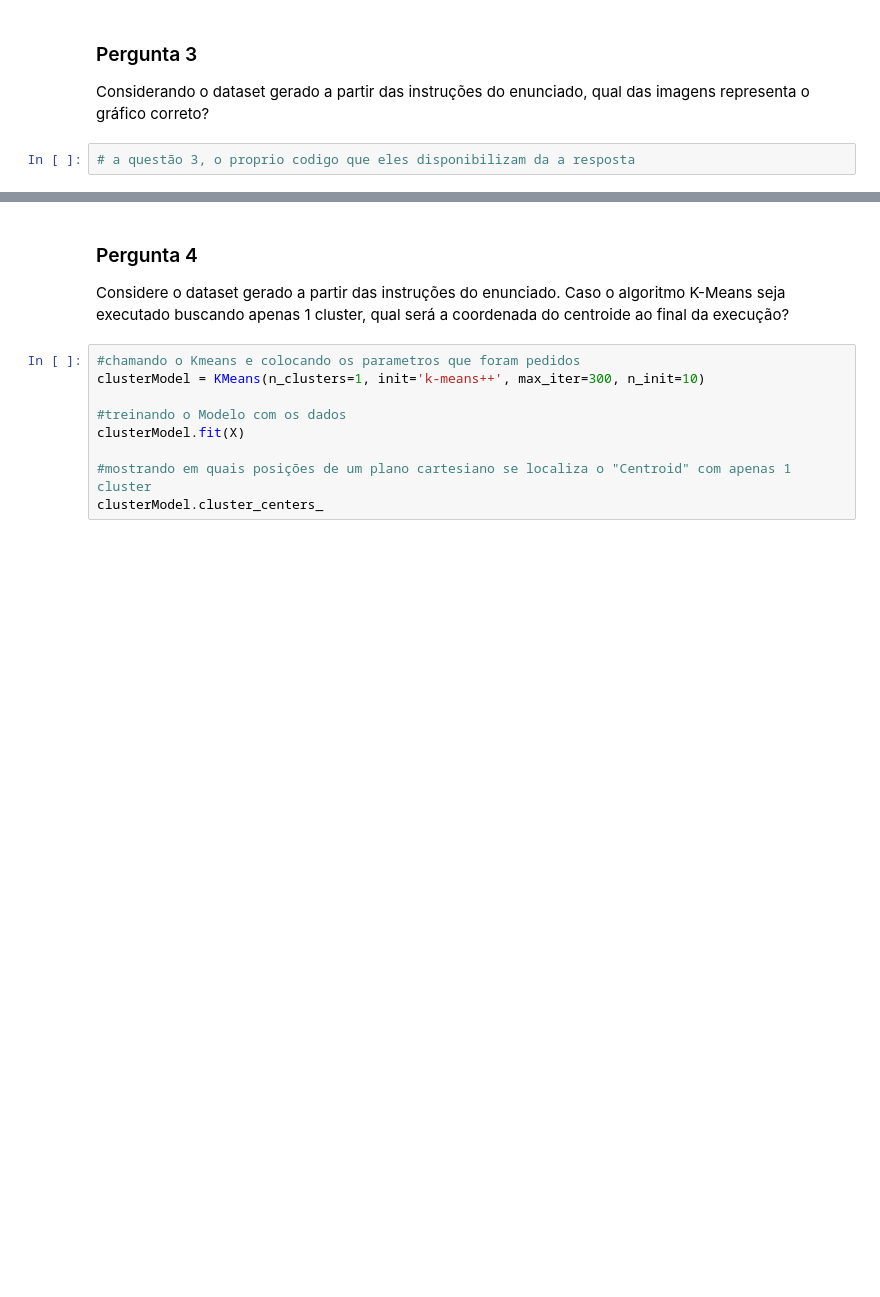
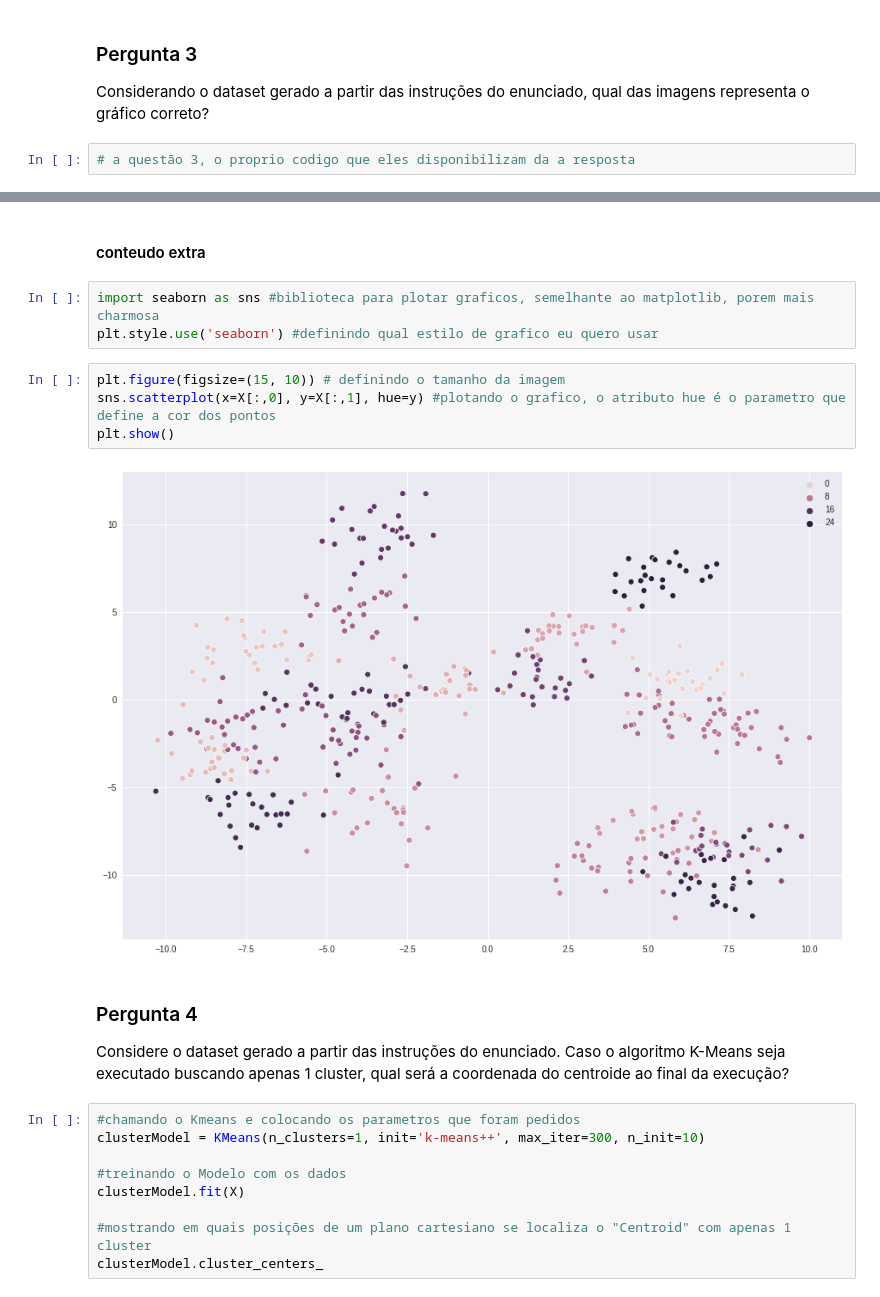
Before and after one commit to thinkerston/igti_ds_bootcamp, a Jupyter notebook: 01_trabalho_pratico_modulo01/IGTI_TP_modulo1_KMEANS.ipynb, the cells around one changed output, grey strips where cells are left out. Drawn from its saved outputs; the diff is of its cells as text; blank space fills up the shorter version.

```diff
--- a/01_trabalho_pratico_modulo01/IGTI_TP_modulo1_KMEANS.ipynb
+++ b/01_trabalho_pratico_modulo01/IGTI_TP_modulo1_KMEANS.ipynb
@@ -46,3 +50,14 @@ plt.show() #essa função o grafico
+# %% [markdown]
+#### conteudo extra
+# %%
+import seaborn as sns #biblioteca para plotar graficos, semelhante ao matplotlib, porem mais charmosa
+plt.style.use('seaborn') #definindo qual estilo de grafico eu quero usar
+# %%
+plt.figure(figsize=(15, 10)) # definindo o tamanho da imagem
+sns.scatterplot(x=X[:,0], y=X[:,1], hue=y) #plotando o grafico, o atributo hue é o parametro que define a cor dos pontos
+plt.show()
+# %% [output]
+[figure, added]
 # %% [markdown]
 ### Pergunta 4
 Considere o dataset gerado a partir das instruções do enunciado. Caso o algoritmo K-Means seja executado buscando apenas 1 cluster, qual será a coordenada do centroide ao final da execução?
```
Also changed, not shown: parts of 25 cells of this notebook, 7 other files.
